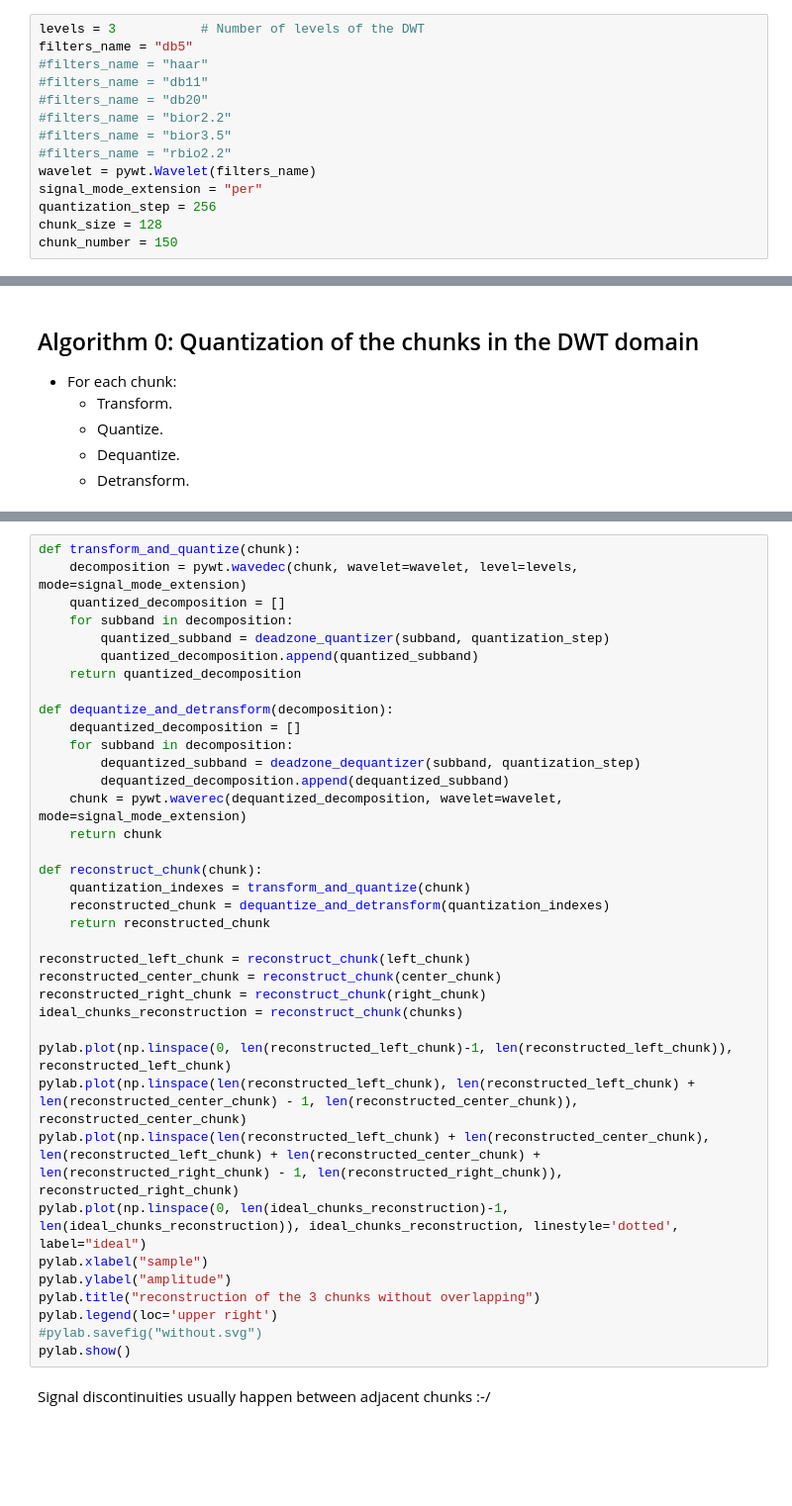
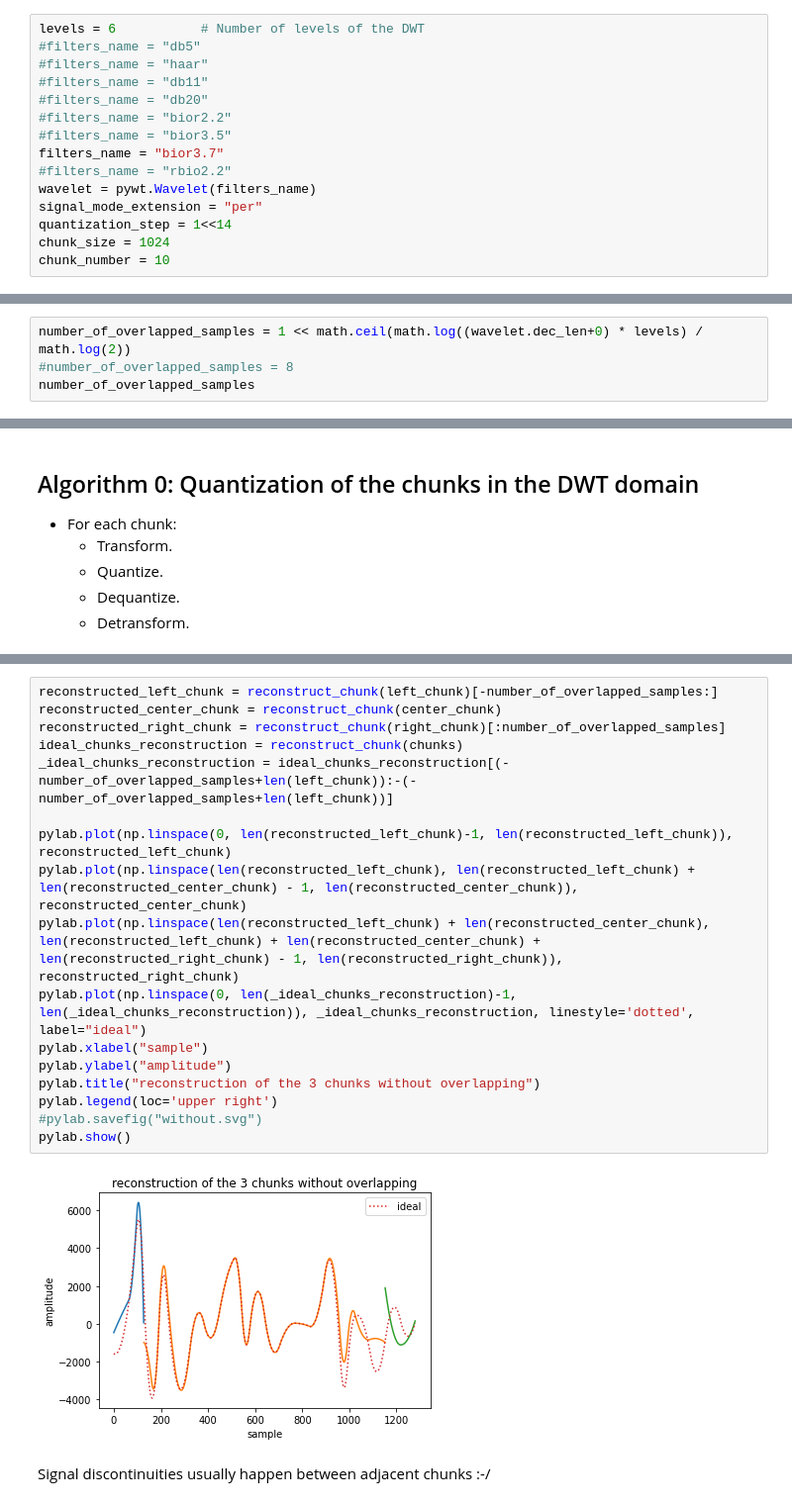
Before and after one commit to Tecnologias-multimedia/Tecnologias-multimedia.github.io, a Jupyter notebook: study_guide/13-overlapped_temporal_decorrelation_I/quantization_DWT.ipynb, the cells around one changed output, grey strips where cells are left out. Shown: that part at 99% size. Drawn from its saved outputs; the diff is of its cells as text; blank space fills up the shorter version.

```diff
--- a/study_guide/13-overlapped_temporal_decorrelation_I/quantization_DWT.ipynb
+++ b/study_guide/13-overlapped_temporal_decorrelation_I/quantization_DWT.ipynb
@@ -41,19 +46,20 @@ plot(signal, "sample", "amplitude", "original")
 # %% [markdown]
 ### Configuration of the experiment
 # %%
-levels = 3           # Number of levels of the DWT
-filters_name = "db5"
+levels = 6           # Number of levels of the DWT
+#filters_name = "db5"
 #filters_name = "haar"
 #filters_name = "db11"
 #filters_name = "db20"
 #filters_name = "bior2.2"
 #filters_name = "bior3.5"
+filters_name = "bior3.7"
 #filters_name = "rbio2.2"
 wavelet = pywt.Wavelet(filters_name)
 signal_mode_extension = "per"
-quantization_step = 256
-chunk_size = 128
-chunk_number = 150
+quantization_step = 1<<14
+chunk_size = 1024
+chunk_number = 10
 # %% [markdown]
 ## Dead-zone quantizer
 # %%
@@ -81,0 +90,4 @@ pylab.show()
+# %%
+number_of_overlapped_samples = 1 << math.ceil(math.log((wavelet.dec_len+0) * levels) / math.log(2))
+#number_of_overlapped_samples = 8
+number_of_overlapped_samples
@@ -90,40 +125,22 @@ pylab.show()
 # %%
-def transform_and_quantize(chunk):
-    decomposition = pywt.wavedec(chunk, wavelet=wavelet, level=levels, mode=signal_mode_extension)
-    quantized_decomposition = []
-    for subband in decomposition:
-        quantized_subband = deadzone_quantizer(subband, quantization_step)
-        quantized_decomposition.append(quantized_subband)
-    return quantized_decomposition
-
-def dequantize_and_detransform(decomposition):
-    dequantized_decomposition = []
-    for subband in decomposition:
-        dequantized_subband = deadzone_dequantizer(subband, quantization_step)
-        dequantized_decomposition.append(dequantized_subband)
-    chunk = pywt.waverec(dequantized_decomposition, wavelet=wavelet, mode=signal_mode_extension)
-    return chunk
-
-def reconstruct_chunk(chunk):
-    quantization_indexes = transform_and_quantize(chunk)
-    reconstructed_chunk = dequantize_and_detransform(quantization_indexes)
-    return reconstructed_chunk
-
-reconstructed_left_chunk = reconstruct_chunk(left_chunk)
+reconstructed_left_chunk = reconstruct_chunk(left_chunk)[-number_of_overlapped_samples:]
 reconstructed_center_chunk = reconstruct_chunk(center_chunk)
-reconstructed_right_chunk = reconstruct_chunk(right_chunk)
+reconstructed_right_chunk = reconstruct_chunk(right_chunk)[:number_of_overlapped_samples]
 ideal_chunks_reconstruction = reconstruct_chunk(chunks)
+_ideal_chunks_reconstruction = ideal_chunks_reconstruction[(-number_of_overlapped_samples+len(left_chunk)):-(-number_of_overlapped_samples+len(left_chunk))]
 
 pylab.plot(np.linspace(0, len(reconstructed_left_chunk)-1, len(reconstructed_left_chunk)), reconstructed_left_chunk)
 pylab.plot(np.linspace(len(reconstructed_left_chunk), len(reconstructed_left_chunk) + len(reconstructed_center_chunk) - 1, len(reconstructed_center_chunk)), reconstructed_center_chunk)
 pylab.plot(np.linspace(len(reconstructed_left_chunk) + len(reconstructed_center_chunk), len(reconstructed_left_chunk) + len(reconstructed_center_chunk) + len(reconstructed_right_chunk) - 1, len(reconstructed_right_chunk)), reconstructed_right_chunk)
-pylab.plot(np.linspace(0, len(ideal_chunks_reconstruction)-1, len(ideal_chunks_reconstruction)), ideal_chunks_reconstruction, linestyle='dotted', label="ideal")
+pylab.plot(np.linspace(0, len(_ideal_chunks_reconstruction)-1, len(_ideal_chunks_reconstruction)), _ideal_chunks_reconstruction, linestyle='dotted', label="ideal")
 pylab.xlabel("sample")
 pylab.ylabel("amplitude")
 pylab.title("reconstruction of the 3 chunks without overlapping")
 pylab.legend(loc='upper right')
 #pylab.savefig("without.svg")
 pylab.show()
+# %% [output]
+[figure, added]
 # %% [markdown]
 Signal discontinuities usually happen between adjacent chunks :-/
 # %% [markdown]
```
Also changed, not shown: parts of 20 cells of this notebook, 4 other files.
